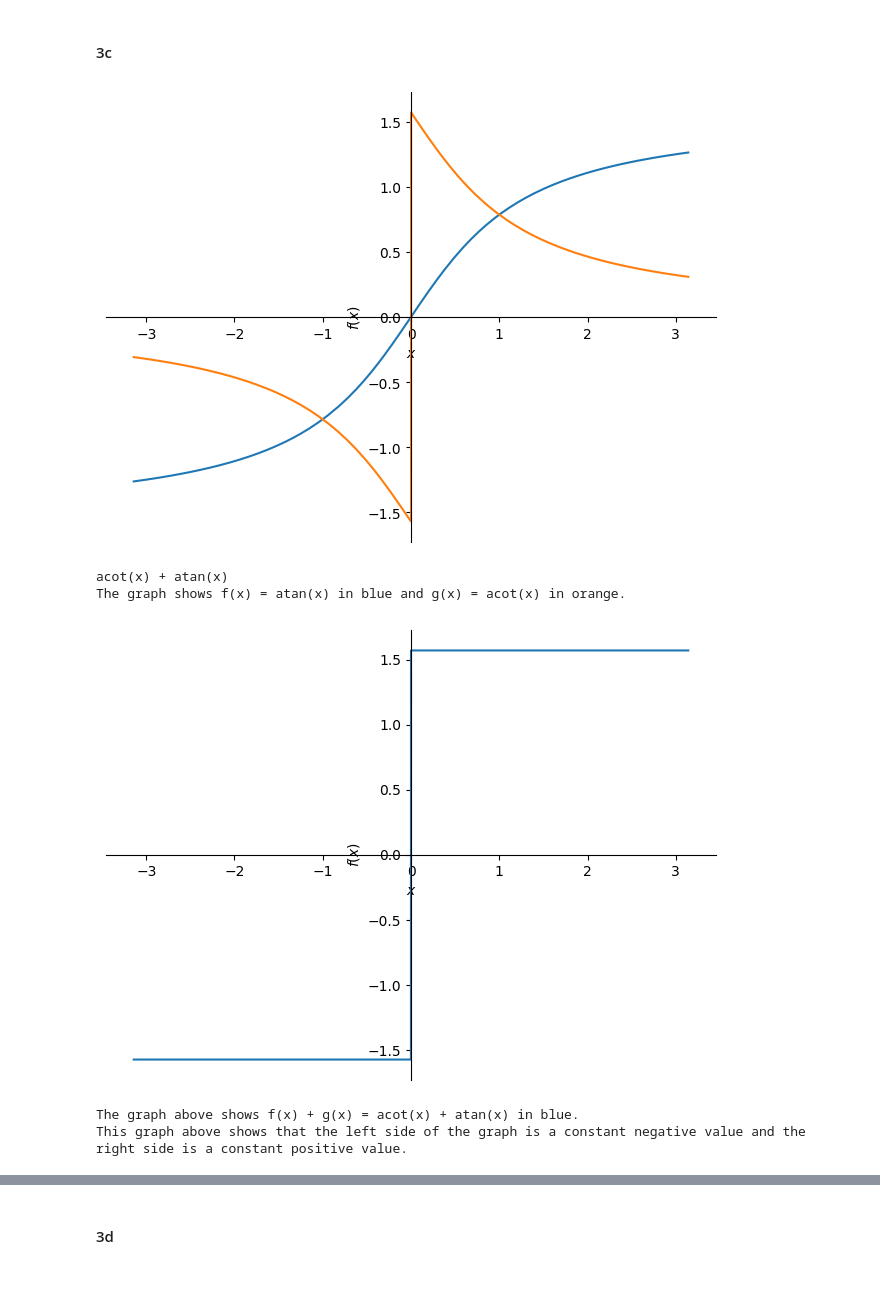
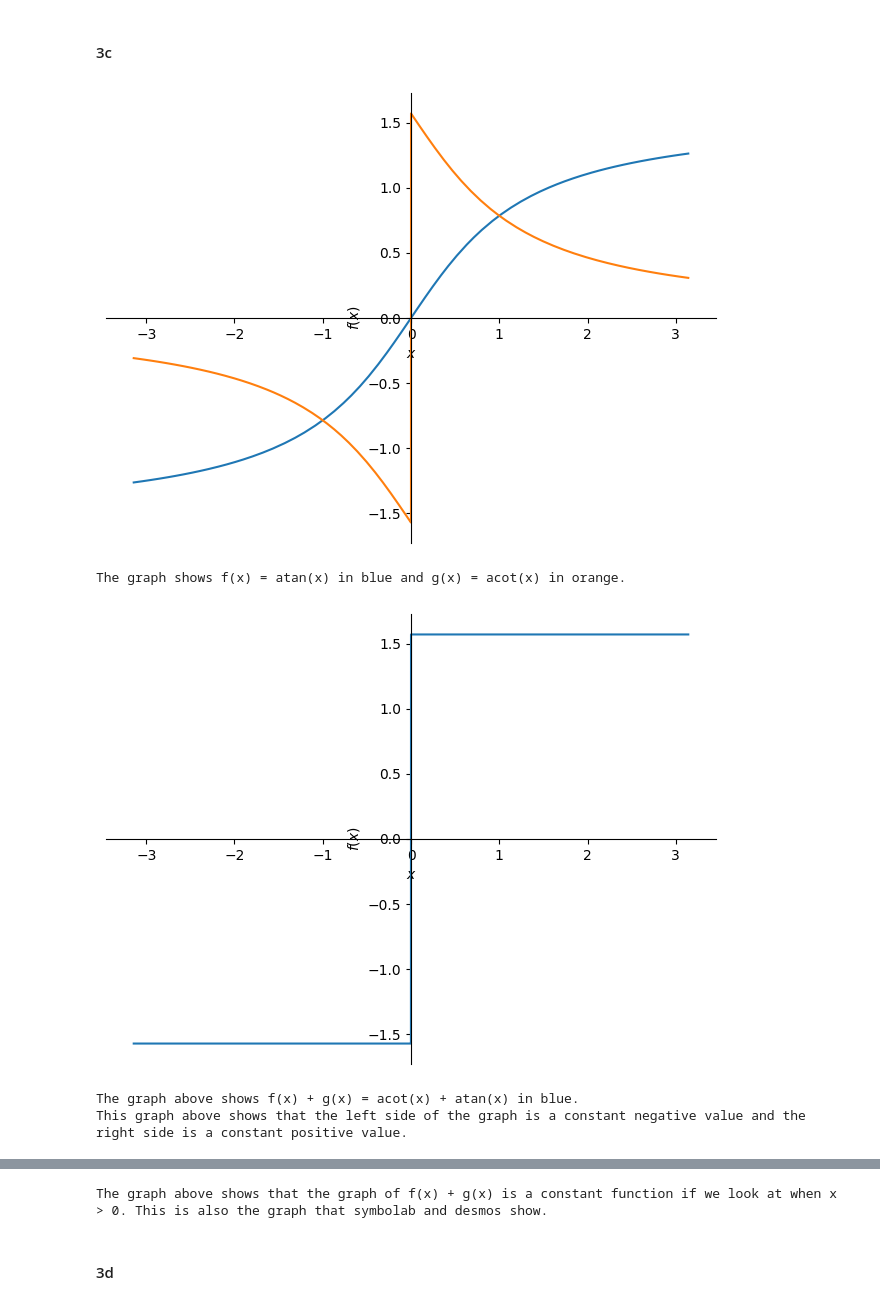
Before and after one commit to bsikar/math151, a Jupyter notebook: Lab 7/Math 151 – Python Lab 7.ipynb, the cells around one changed output, grey strips where cells are left out. Saved outputs shown, nothing was run; the diff lists cells and outputs as text; code cells hidden in the pictures.

```diff
--- a/Lab 7/Math 151 – Python Lab 7.ipynb
+++ b/Lab 7/Math 151 – Python Lab 7.ipynb
@@ -140,16 +140,16 @@ Since the derivative of f(x) + g(x) is 0 we can conclude that f(x) + g(x) is a c
 # %%
 f_plot = plot(f, (x, -pi, pi), show=False)
 g_plot = plot(g, (x, -pi, pi), show=False)
 f_plot.extend(g_plot)
 f_plot.show()
-print((atan(x)+acot(x)).simplify())
 print(f'The graph shows f(x) = {f} in blue and g(x) = {g} in orange.')
-f_g_plot = plot(atan(x)+acot(x), (x, -pi, pi))
+plot(atan(x)+acot(x), (x, -pi, pi))
 print(f'The graph above shows f(x) + g(x) = {f + g} in blue.')
 print(f'This graph above shows that the left side of the graph is a constant negative value and the right side is a constant positive value.')
+plot(pi/2, (x, -pi, pi))
+print(f'The graph above shows that the graph of f(x) + g(x) is a constant function if we look at when x > 0. This is also the graph that symbolab and desmos show.')
 # %% [output]
-[figure, old version]
+[figure, new version]
-acot(x) + atan(x)
 The graph shows f(x) = atan(x) in blue and g(x) = acot(x) in orange.
 [figure]
 The graph above shows f(x) + g(x) = acot(x) + atan(x) in blue.
@@ -157,3 +158,4 @@ This graph above shows that the left side of the graph is a constant negative va
+The graph above shows that the graph of f(x) + g(x) is a constant function if we look at when x > 0. This is also the graph that symbolab and desmos show.
 # %% [markdown]
 #### 3d
 # %%
```
Also changed, not shown: parts of 2 cells of this notebook, 1 other file.
